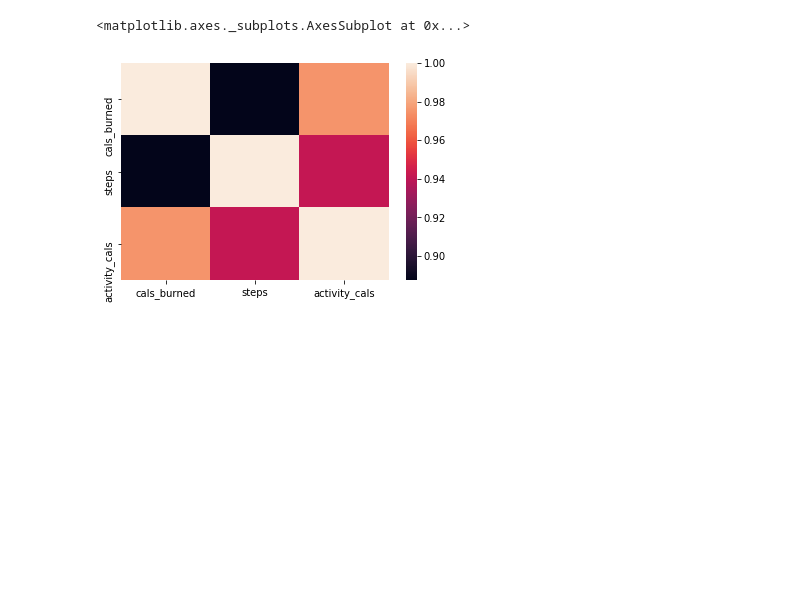
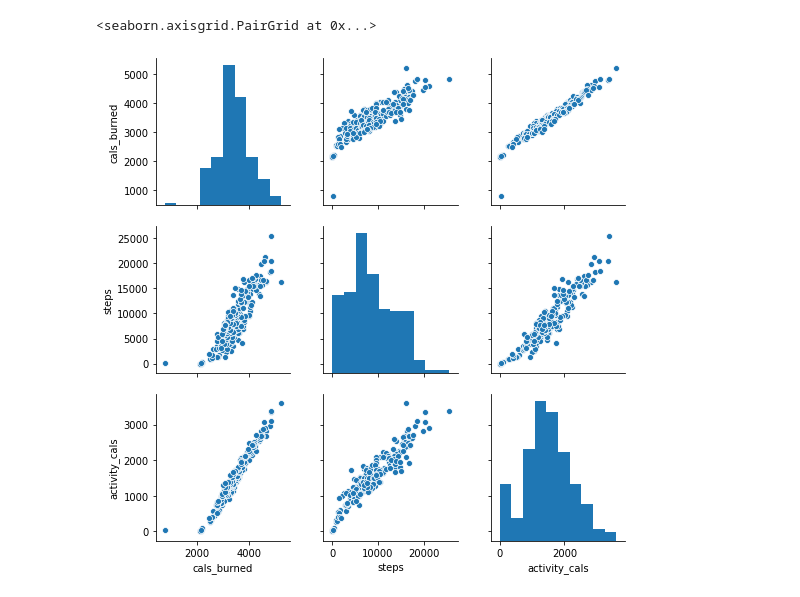
Before and after one commit to DoubleStufERoe/BayesP05_Fitbit, a Jupyter notebook: model_final.ipynb, the cells around one changed output. Cells and saved outputs as stored; diff of their text form; code cells hidden in the pictures; blank space fills up the shorter version.

```diff
--- a/model_final.ipynb
+++ b/model_final.ipynb
@@ -38,8 +55,7 @@ df.head()
 | 2018-04-29 | 2851.0 | 1639.0 | 0.77 | 0.0 | 891.0 | 122.0 | 0.0 | 0.0 | 602.0 | ... |
 | 2018-04-30 | 2825.0 | 1323.0 | 0.62 | 0.0 | 880.0 | 104.0 | 0.0 | 0.0 | 540.0 | ... |
 # %%
-cor = df[['cals_burned','steps','activity_cals']].corr()
-sns.pairplot(c0)
+sns.pairplot(df[['cals_burned','steps','activity_cals']])
 # %% [output]
-<matplotlib.axes._subplots.AxesSubplot at 0x...>
+<seaborn.axisgrid.PairGrid at 0x...>
-[figure, old version]
+[figure, new version]
```
Also changed, not shown: parts of 7 cells of this notebook, 1 other file.
